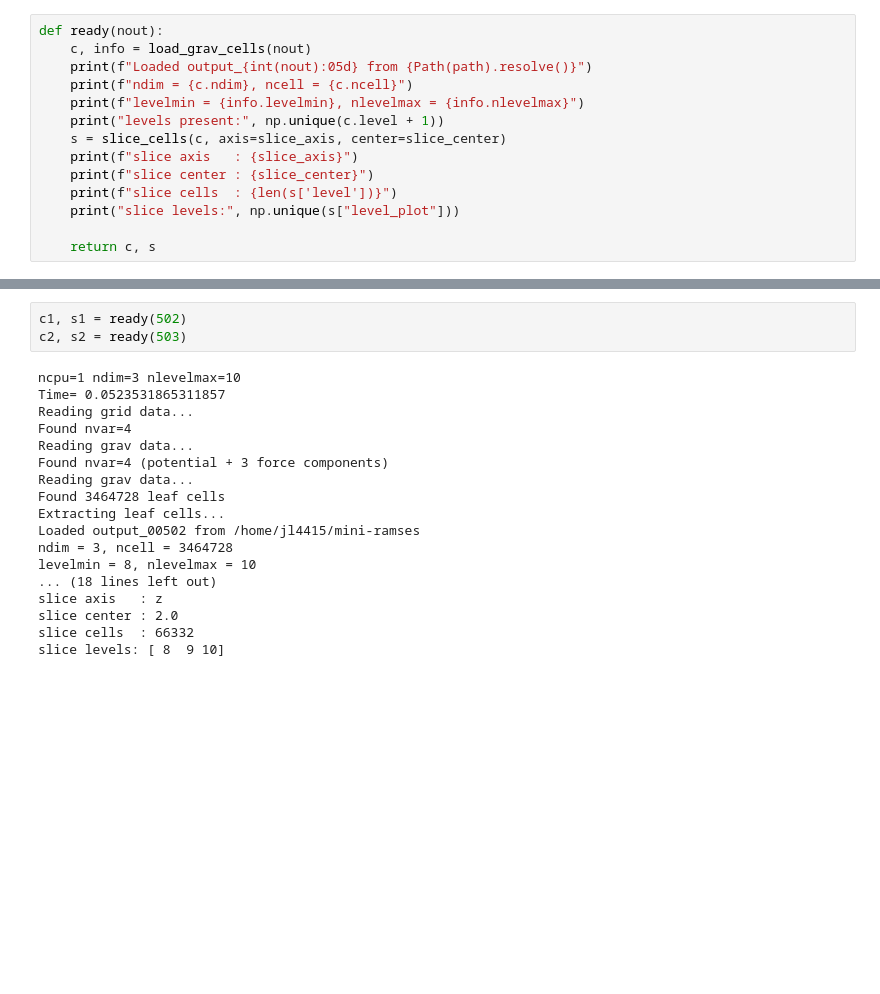
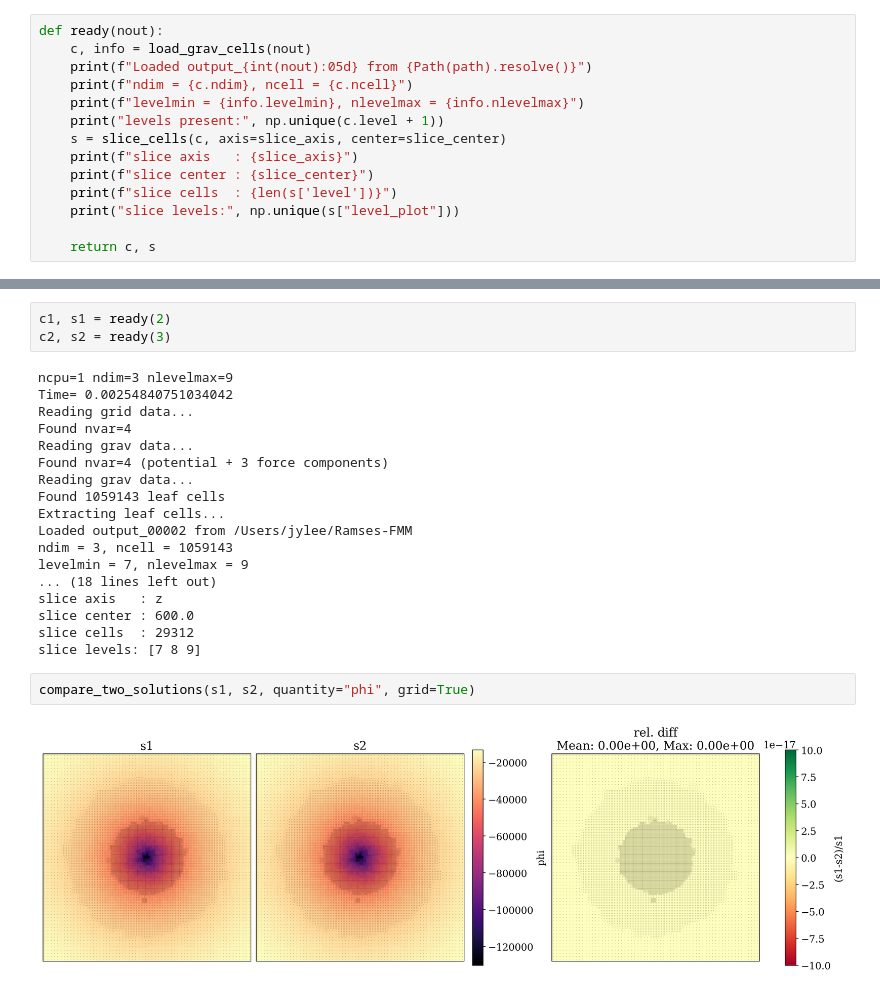
Before and after one commit to Byeol-Haneul/Ramses-FMM, a Jupyter notebook: analyze/amr_double_spheres_analytic.ipynb, the cells around one changed output, grey strips where cells are left out. Drawn from its saved outputs; the diff is of its cells as text; blank space fills up the shorter version.

```diff
--- a/analyze/amr_double_spheres_analytic.ipynb
+++ b/analyze/amr_double_spheres_analytic.ipynb
@@ -550,24 +814,28 @@ def ready(nout):
 # %%
-c1, s1 = ready(502)
-c2, s2 = ready(503)
+c1, s1 = ready(2)
+c2, s2 = ready(3)
 # %% [output]
-ncpu=1 ndim=3 nlevelmax=10
-Time= 0.0523531865311857
+ncpu=1 ndim=3 nlevelmax=9
+Time= 0.00254840751034042
 Reading grid data...
 Found nvar=4
 Reading grav data...
 Found nvar=4 (potential + 3 force components)
 Reading grav data...
-Found 3464728 leaf cells
+Found 1059143 leaf cells
 Extracting leaf cells...
-Loaded output_00502 from /home/jl4415/mini-ramses
-ndim = 3, ncell = 3464728
-levelmin = 8, nlevelmax = 10
+Loaded output_00002 from /Users/jylee/Ramses-FMM
+ndim = 3, ncell = 1059143
+levelmin = 7, nlevelmax = 9
 ... (18 lines left out)
 slice axis   : z
-slice center : 2.0
-slice cells  : 66332
-slice levels: [ 8  9 10]
+slice center : 600.0
+slice cells  : 29312
+slice levels: [7 8 9]
+# %%
+compare_two_solutions(s1, s2, quantity="phi", grid=True)
+# %% [output]
+[figure, added]
 # %%
 compare_two_solutions_with_analytic(
     s1,
```
Also changed, not shown: parts of 10 cells of this notebook, 2 other files.
